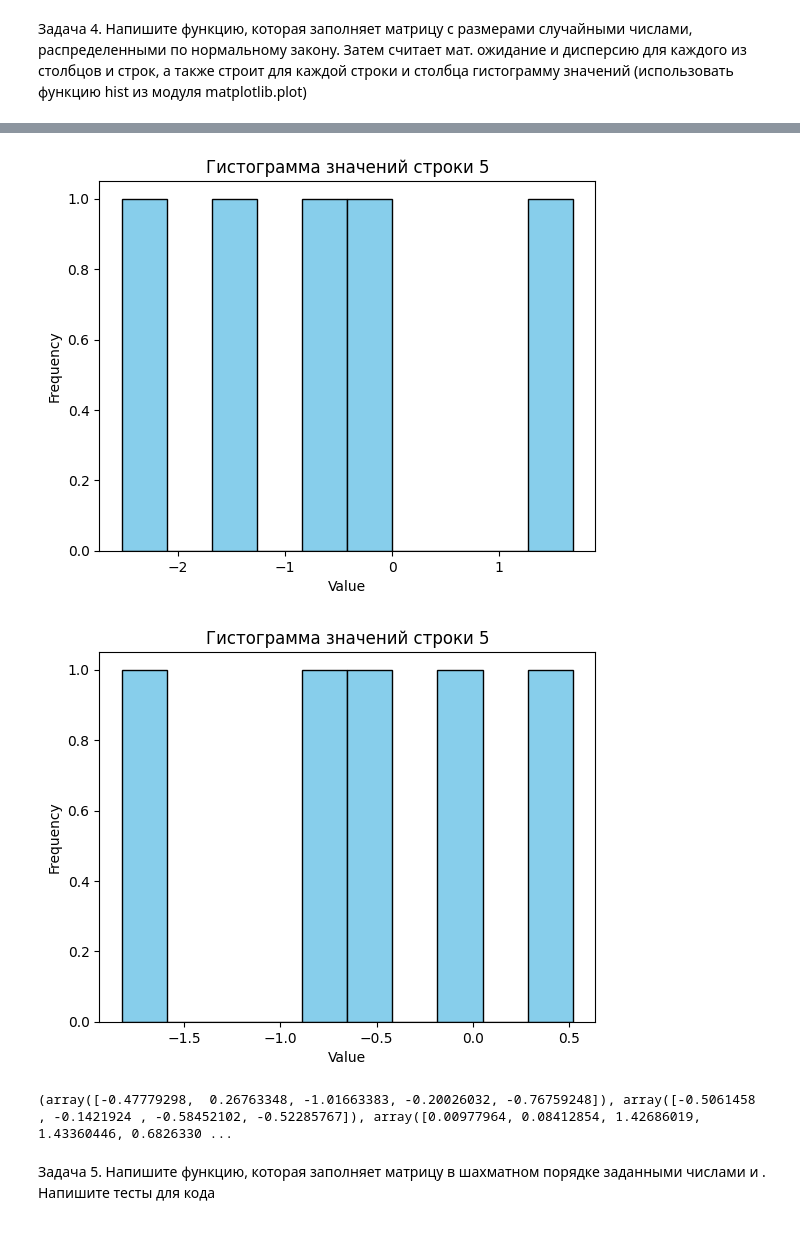
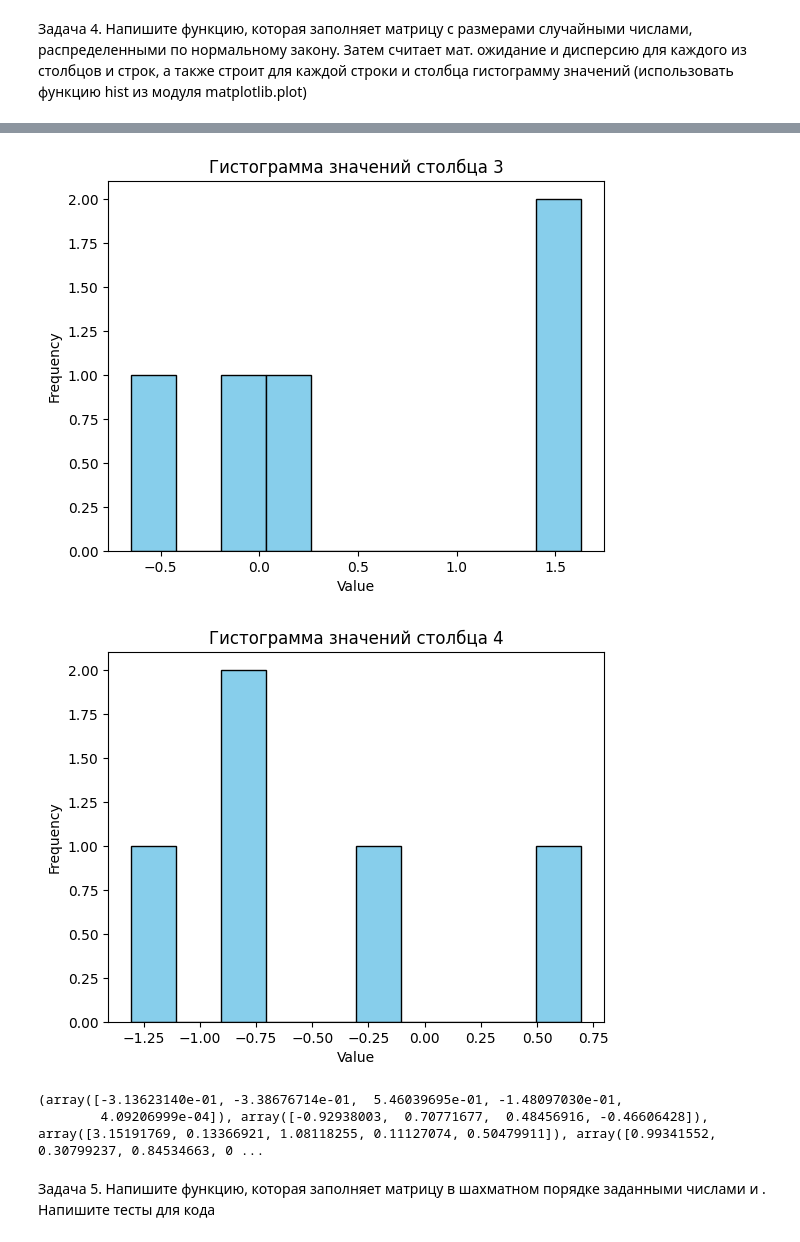
Before and after one commit to qcesha/urfu, a Jupyter notebook: numpy_.ipynb, the cells around one changed output, grey strips where cells are left out. Cells and saved outputs as stored; diff of their text form; code cells hidden in the pictures.

```diff
--- a/numpy_.ipynb
+++ b/numpy_.ipynb
@@ -89,7 +89,7 @@ def analyze_matrix(m, n):
 
     for j in range(n):
       plt.hist(matrix[:, j], bins = 10, color="skyblue", edgecolor="black")
-      plt.title(f'Гистограмма значений строки {j+1}')
+      plt.title(f'Гистограмма значений столбца {j+1}')
       plt.xlabel('Value')
       plt.ylabel('Frequency')
       plt.show()
@@ -120,6 +121,7 @@ print(analyze_matrix(5, 4))
-[figure, old version]
+[figure, new version]
-[figure, old version]
+[figure, new version]
-(array([-0.47779298,  0.26763348, -1.01663383, -0.20026032, -0.76759248]), array([-0.5061458 , -0.1421924 , -0.58452102, -0.52285767]), array([0.00977964, 0.08412854, 1.42686019, 1.43360446, 0.6826330 ...
+(array([-3.13623140e-01, -3.38676714e-01,  5.46039695e-01, -1.48097030e-01,
+        4.09206999e-04]), array([-0.92938003,  0.70771677,  0.48456916, -0.46606428]), array([3.15191769, 0.13366921, 1.08118255, 0.11127074, 0.50479911]), array([0.99341552, 0.30799237, 0.84534663, 0 ...
 # %% [markdown]
 Задача 5. Напишите функцию, которая заполняет матрицу
  в шахматном порядке заданными числами
```
Also changed, not shown: parts of 2 cells of this notebook.
